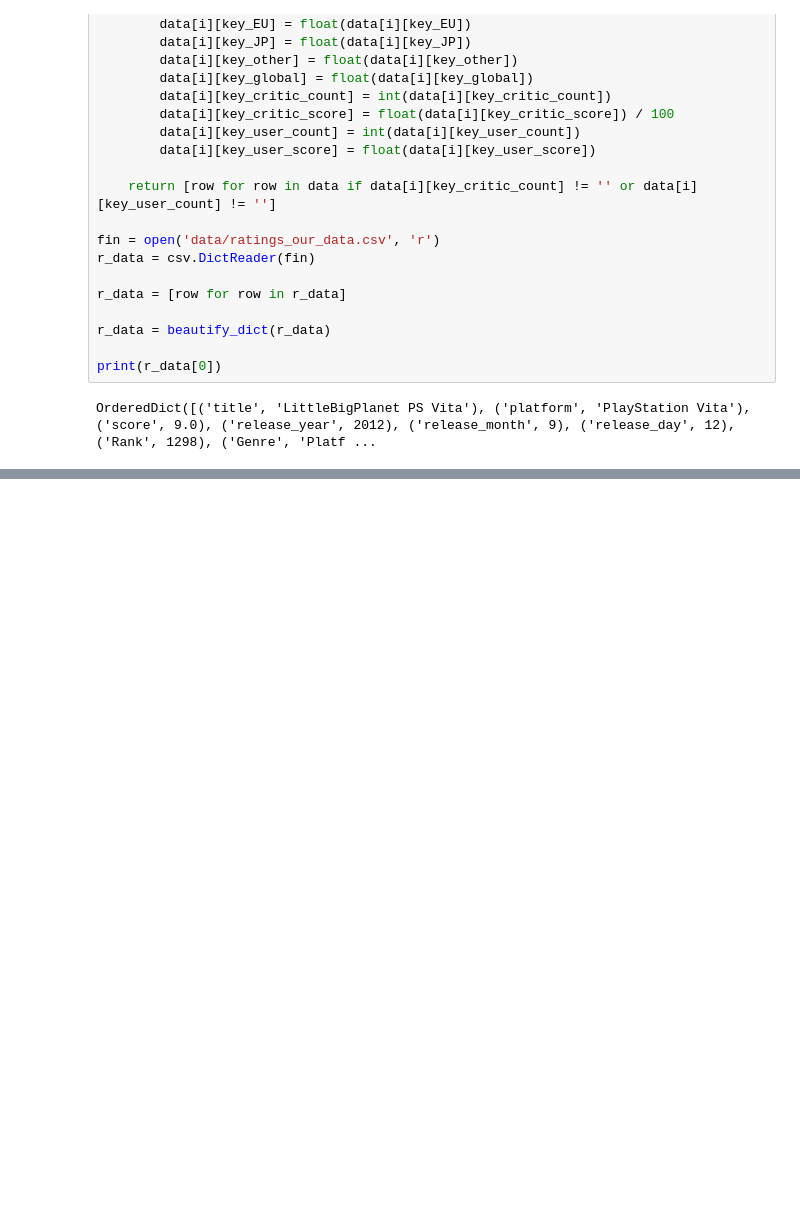
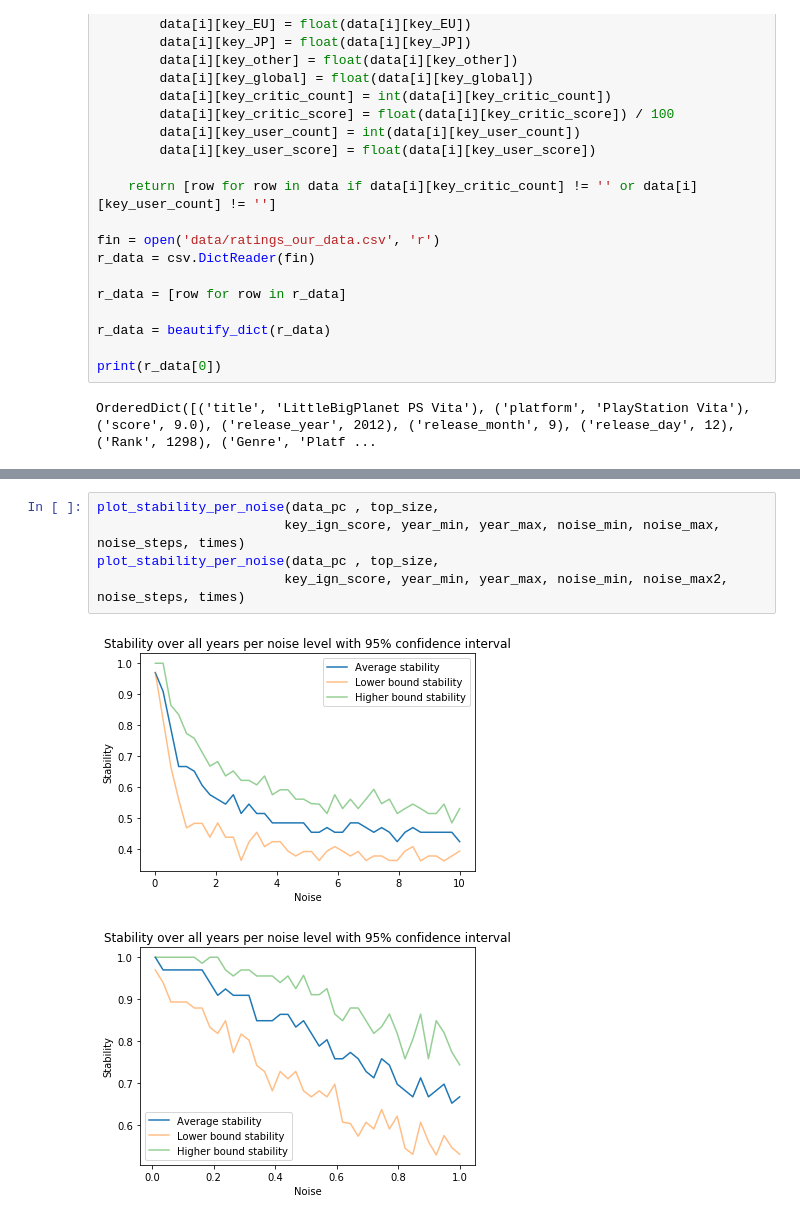
Before and after one commit to Archifer/SDA-Project, a Jupyter notebook: Score_noise.ipynb, the cells around one changed output, grey strips where cells are left out. Drawn from its saved outputs; the diff is of its cells as text; blank space fills up the shorter version.

```diff
--- a/Score_noise.ipynb
+++ b/Score_noise.ipynb
@@ -120,0 +303,8 @@ plt.show()
+# %%
+plot_stability_per_noise(data_pc , top_size,
+                        key_ign_score, year_min, year_max, noise_min, noise_max, noise_steps, times)
+plot_stability_per_noise(data_pc , top_size,
+                        key_ign_score, year_min, year_max, noise_min, noise_max2, noise_steps, times)
+# %% [output]
+[figure, added]
+[figure, added]
```
Also changed, not shown: parts of 8 cells of this notebook.
